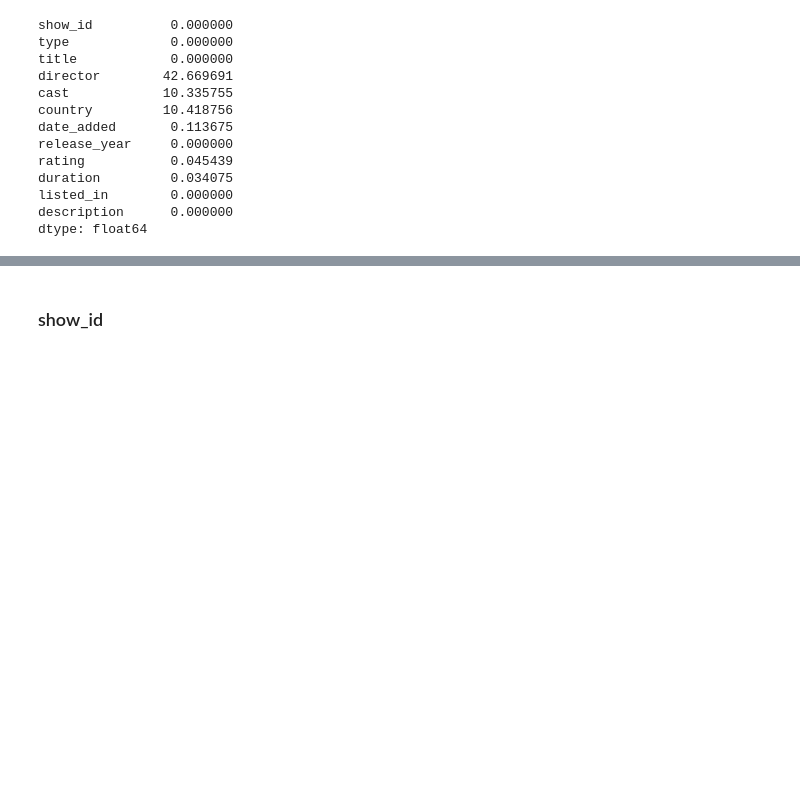
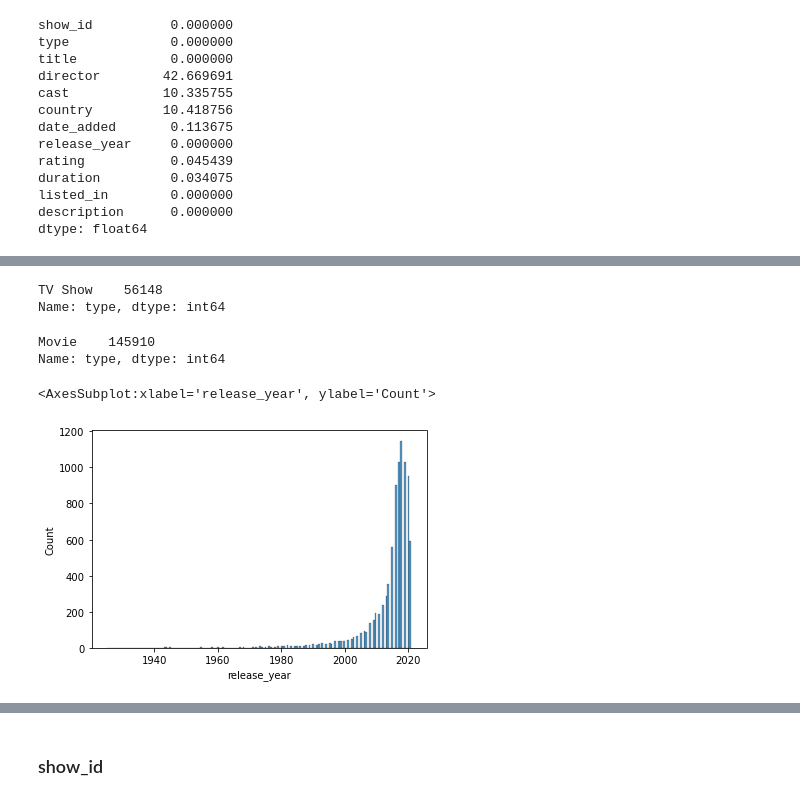
Before and after one commit to darshan-ds/netflix_data_exploration, a Jupyter notebook: Netflix Project.ipynb, the cells around one changed output, grey strips where cells are left out. Drawn from its saved outputs; the diff is of its cells as text; code cells hidden in the pictures; blank space fills up the shorter version.

```diff
--- a/Netflix Project.ipynb
+++ b/Netflix Project.ipynb
@@ -147,0 +531,15 @@ array(['Movie', 'TV Show'], dtype=object)
+# %%
+tv.type.value_counts()
+# %% [output]
+TV Show    56148
+Name: type, dtype: int64
+# %%
+movie.type.value_counts()
+# %% [output]
+Movie    145910
+Name: type, dtype: int64
+# %%
+sns.histplot(df['release_year'])
+# %% [output]
+<AxesSubplot:xlabel='release_year', ylabel='Count'>
+[figure, added]
```
Also changed, not shown: parts of 87 cells of this notebook, 2 other files.
